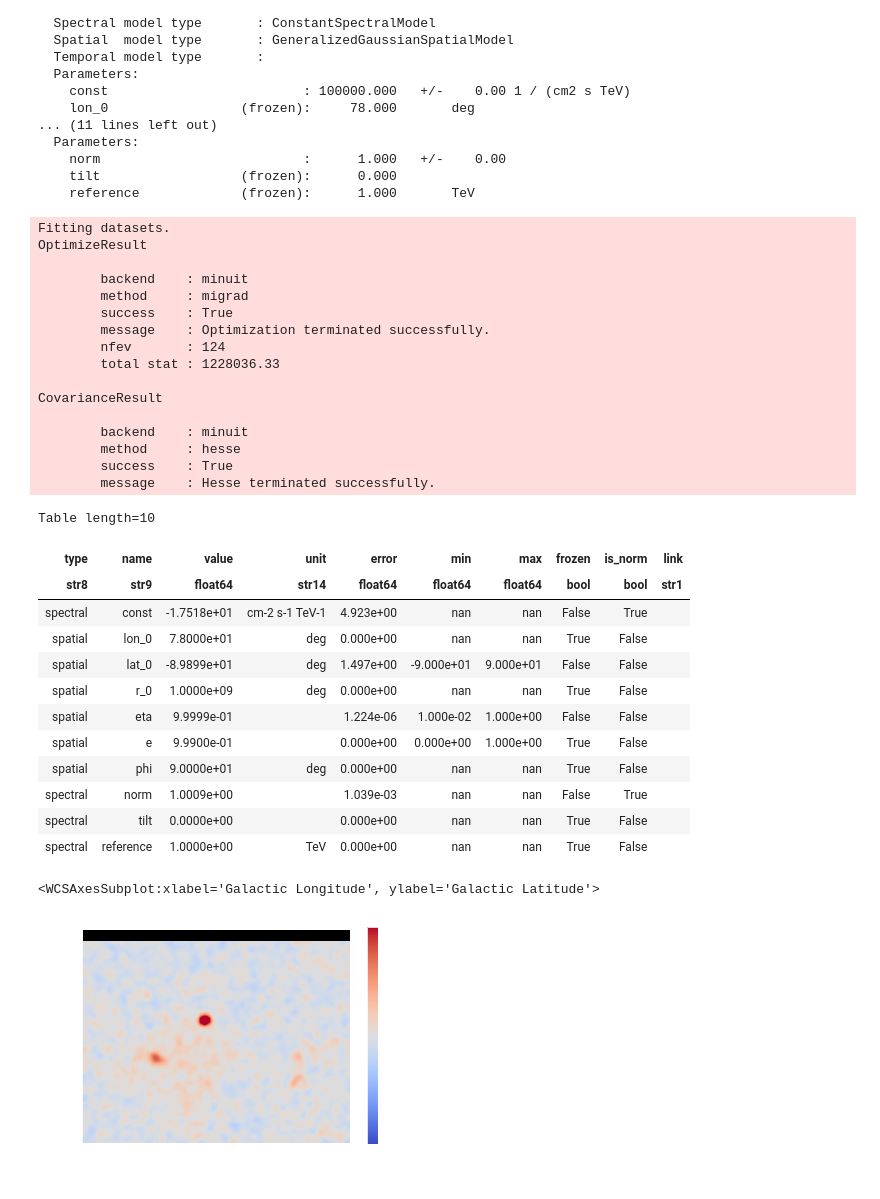
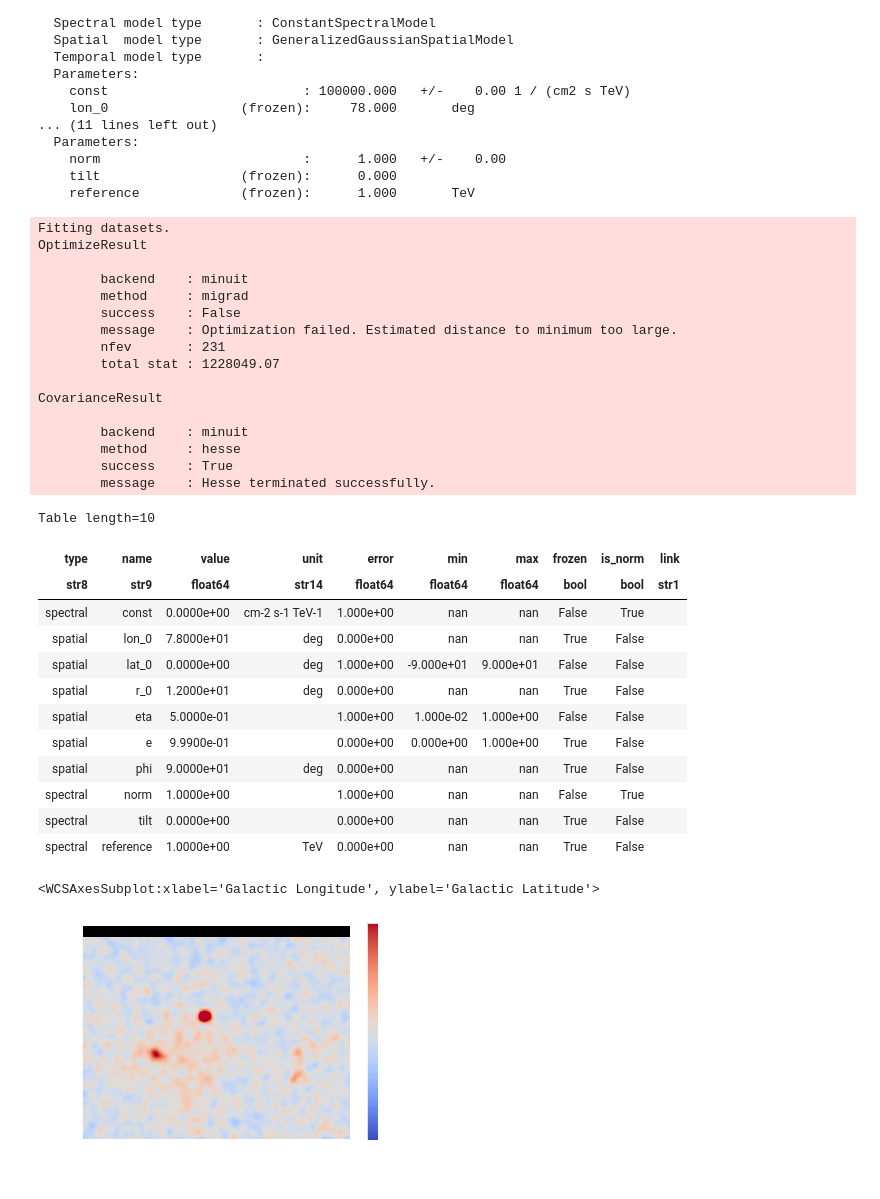
Before and after one commit to Tutanto/GammaCygni, a Jupyter notebook: fitting.ipynb, the cells around one changed output. Saved outputs shown, nothing was run; the diff lists cells and outputs as text; code cells hidden in the pictures.

Commit message:
improved spatial parameters for the GenericGaussian spatial model

```diff
--- a/fitting.ipynb
+++ b/fitting.ipynb
@@ -188,7 +188,7 @@ spectral_model = ConstantSpectralModel(const="1e5 / (cm2 s TeV)")
 
 lon_0 = 78
 lat_0 = 0
-r_0 = 1.e9
+r_0 = 12
 e = .999
 phi = 90 * u.deg
 eta = .5
@@ -258,10 +258,10 @@ OptimizeResult
 
         backend    : minuit
         method     : migrad
-        success    : True
-        message    : Optimization terminated successfully.
-        nfev       : 124
-        total stat : 1228036.33
+        success    : False
+        message    : Optimization failed. Estimated distance to minimum too large.
+        nfev       : 231
+        total stat : 1228049.07
 
 CovarianceResult
 
@@ -275,20 +275,20 @@ analysis.fit_result.parameters.to_table()
 Table length=10
 | type | name | value | unit | error | min | max | frozen | is_norm | link |
 | str8 | str9 | float64 | str14 | float64 | float64 | float64 | bool | bool | str1 |
-| spectral | const | -1.7518e+01 | cm-2 s-1 TeV-1 | 4.923e+00 | nan | nan | False | True |  |
+| spectral | const | 0.0000e+00 | cm-2 s-1 TeV-1 | 1.000e+00 | nan | nan | False | True |  |
 | spatial | lon_0 | 7.8000e+01 | deg | 0.000e+00 | nan | nan | True | False |  |
-| spatial | lat_0 | -8.9899e+01 | deg | 1.497e+00 | -9.000e+01 | 9.000e+01 | False | False |  |
-| spatial | r_0 | 1.0000e+09 | deg | 0.000e+00 | nan | nan | True | False |  |
-| spatial | eta | 9.9999e-01 |  | 1.224e-06 | 1.000e-02 | 1.000e+00 | False | False |  |
+| spatial | lat_0 | 0.0000e+00 | deg | 1.000e+00 | -9.000e+01 | 9.000e+01 | False | False |  |
+| spatial | r_0 | 1.2000e+01 | deg | 0.000e+00 | nan | nan | True | False |  |
+| spatial | eta | 5.0000e-01 |  | 1.000e+00 | 1.000e-02 | 1.000e+00 | False | False |  |
 | spatial | e | 9.9900e-01 |  | 0.000e+00 | 0.000e+00 | 1.000e+00 | True | False |  |
 | spatial | phi | 9.0000e+01 | deg | 0.000e+00 | nan | nan | True | False |  |
-| spectral | norm | 1.0009e+00 |  | 1.039e-03 | nan | nan | False | True |  |
+| spectral | norm | 1.0000e+00 |  | 1.000e+00 | nan | nan | False | True |  |
 | spectral | tilt | 0.0000e+00 |  | 0.000e+00 | nan | nan | True | False |  |
 | spectral | reference | 1.0000e+00 | TeV | 0.000e+00 | nan | nan | True | False |  |
 # %%
 analysis.datasets["stacked"].plot_residuals_spatial(
-    method="diff/sqrt(model)", vmin=-1, vmax=1
+    method="diff/sqrt(model)", vmin=-0.75, vmax=0.75
 )
 # %% [output]
 <WCSAxesSubplot:xlabel='Galactic Longitude', ylabel='Galactic Latitude'>
-[figure, old version]
+[figure, new version]
```
Also changed, not shown: 2 other files.
